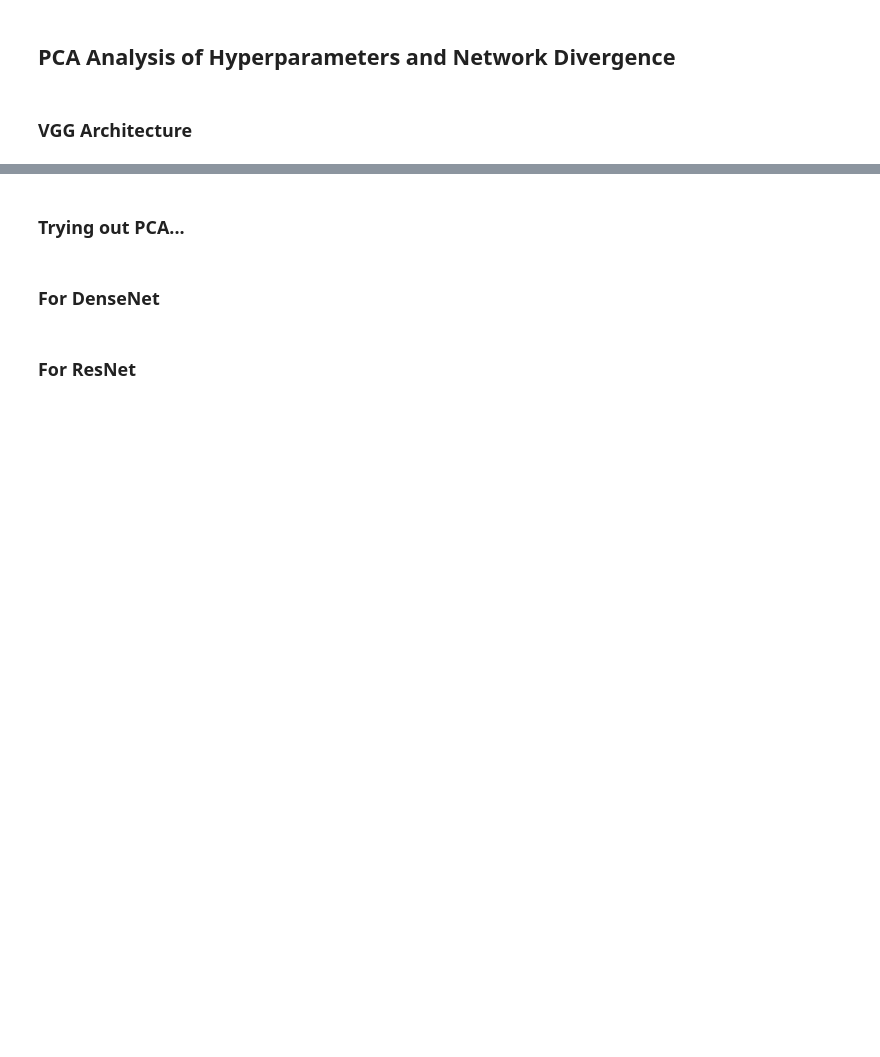
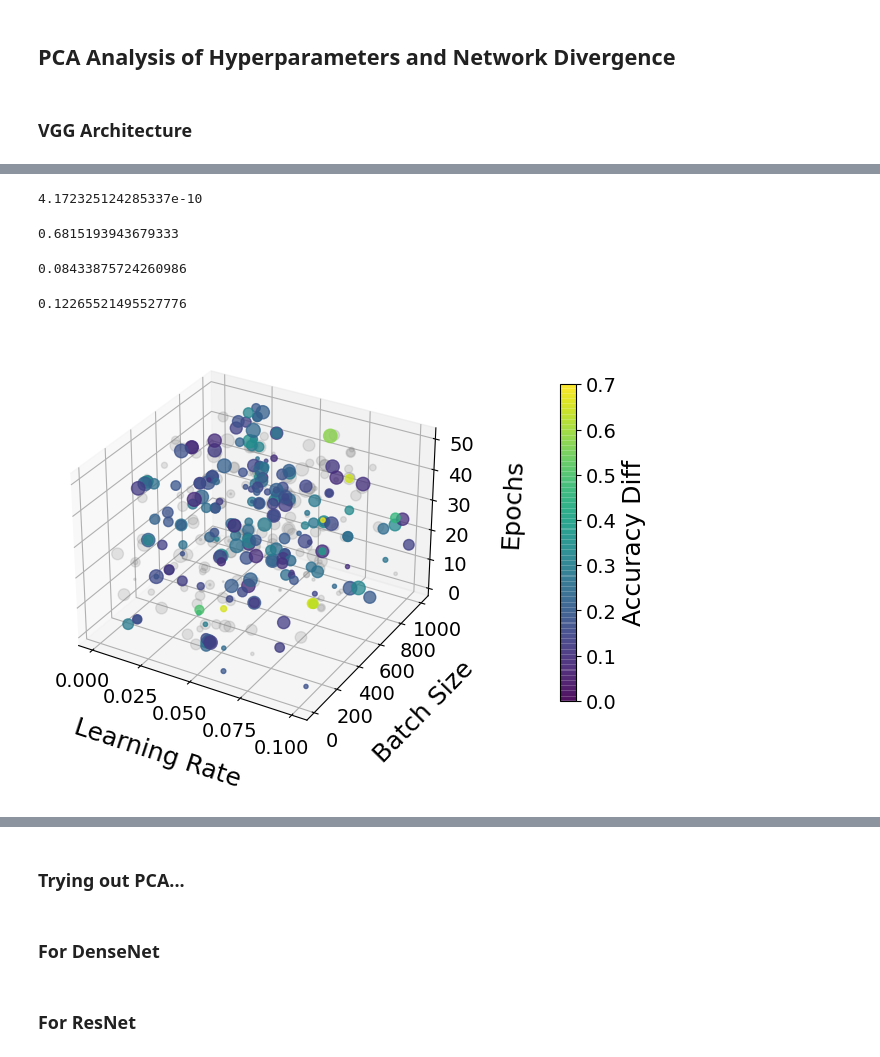
Before and after one commit to maxzvyagin/cross_framework_hpo, a Jupyter notebook: cross_framework_hpo/analysis/notebooks/parameter_analysis.ipynb, the cells around one changed output, grey strips where cells are left out. Saved outputs shown, nothing was run; the diff lists cells and outputs as text; code cells hidden in the pictures; blank space fills up the shorter version.

Commit message:
plots and vgg updates

```diff
--- a/cross_framework_hpo/analysis/notebooks/parameter_analysis.ipynb
+++ b/cross_framework_hpo/analysis/notebooks/parameter_analysis.ipynb
@@ -76,3 +90,5 @@ cbar = f.colorbar(img, cax=cb_ax, pad=0.5)
+# %%
+resnet_df = pd.read_csv('../wandb_results/resnet_cifar10_wandb_export.csv')
 # %%
 import matplotlib as mpl
 # %%
@@ -119,0 +117,4 @@ np.median(resnet_df['accuracy_diff'])
+# %%
+resnet_df['reaches_threshold'] = resnet_df['accuracy_diff'] > np.median(resnet_df['accuracy_diff'])
+# %%
+resnet_df_reaches_threshold = resnet_df[resnet_df['reaches_threshold']]
@@ -119,0 +136,2 @@ np.median(resnet_df['accuracy_diff'])
+# %%
+resnet_df_below_threshold = resnet_df[~resnet_df['reaches_threshold']]
@@ -119,0 +153,32 @@ np.median(resnet_df['accuracy_diff'])
+# %%
+min(resnet_df['accuracy_diff'])
+# %% [output]
+4.172325124285337e-10
+# %%
+max(resnet_df['accuracy_diff'])
+# %% [output]
+0.6815193943679333
+# %%
+np.median(resnet_df['accuracy_diff'])
+# %% [output]
+0.08433875724260986
+# %%
+np.mean(resnet_df['accuracy_diff'])
+# %% [output]
+0.12265521495527776
+# %%
+fig = plt.figure()
+ax = fig.add_subplot(111, projection='3d')
+img1 = ax.scatter(resnet_df_below_threshold['learning_rate'], resnet_df_below_threshold['batch_size'], resnet_df_below_threshold['epochs'],  c="Grey", s=resnet_df_below_threshold['adam_epsilon']*100, alpha=0.2, vmin=0, vmax=1)
+img = ax.scatter(resnet_df_reaches_threshold['learning_rate'], resnet_df_reaches_threshold['batch_size'], resnet_df_reaches_threshold['epochs'], c=resnet_df_reaches_threshold['accuracy_diff'], cmap="viridis", s=resnet_df_reaches_threshold['adam_epsilon']*100, alpha=0.75, vmin=0, vmax=0.7)
+# img.set_clim(0, 1)
+fig.colorbar(img, label='Accuracy Diff', pad=0.2, fraction=0.03)
+plt.xlabel("Learning Rate", labelpad=15)
+# ax.set_xticklabels(rotation = (45), fontsize = 10, va='bottom', ha='left')
+plt.ylabel("Batch Size", labelpad=15)
+ax.set_zlabel("Epochs", labelpad=15)
+plt.tight_layout()
+plt.locator_params(axis='x', nbins=5)
+plt.show()
+# %% [output]
+[figure, added]
```
Also changed, not shown: parts of 22 cells of this notebook, 33 other files.
